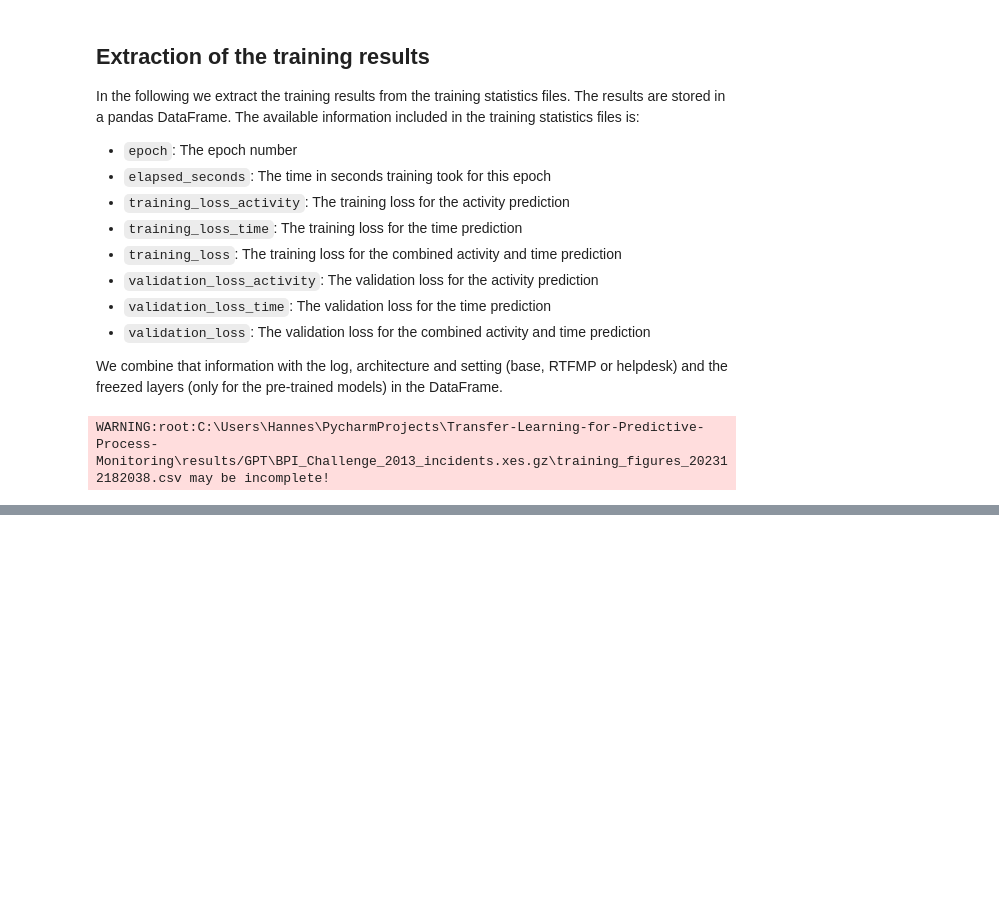
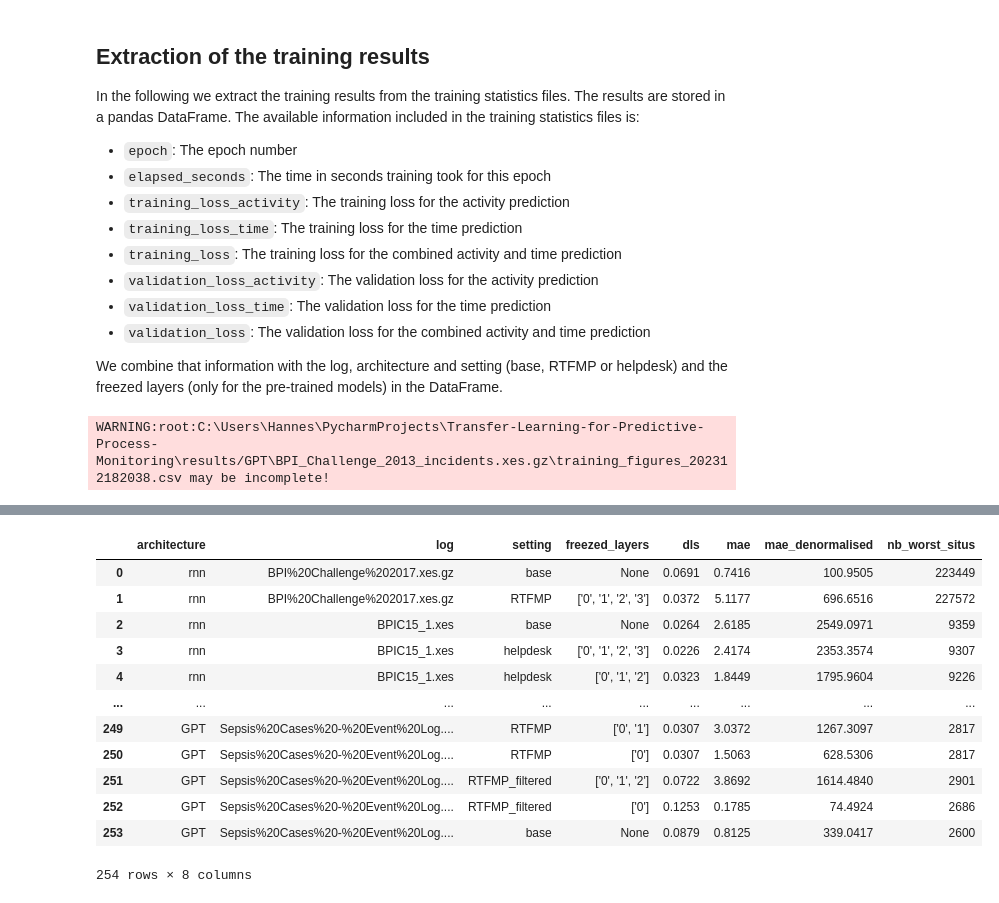
Before and after one commit to Hannoma/Transfer-Learning-for-Predictive-Process-Monitoring, a Jupyter notebook: collecting_results.ipynb, the cells around one changed output, grey strips where cells are left out. Drawn from its saved outputs; the diff is of its cells as text; code cells hidden in the pictures; blank space fills up the shorter version.

```diff
--- a/collecting_results.ipynb
+++ b/collecting_results.ipynb
@@ -191,0 +222,6 @@ grouped
+# %%
+# First, we collect all score files
+score_files = glob.glob(f'{RESULTS_DIR}/rnn/Predictions/*/suffix_evaluation_result_dls_mae_*.json')
+# The GPT models predictions output is stored differently
+score_files += glob.glob(f'{RESULTS_DIR}/GPT/Predictions/*/suffix_generation_result_*.json')
+len(score_files)
@@ -191,0 +230,19 @@ grouped
+# %%
+# Next, we define a function that extracts the architecture, log and setting from a score file path
+def get_architecture_log_setting(score_file):
+    path = os.path.normpath(score_file)
+    parts = path.split(os.sep)
+    architecture = parts[-4]
+    log = parts[-2]
+
+    regex = r"suffix_(evaluation|generation)_result_(dls_mae_)?(.*\.[a-zA-Z]+)_(.*\.[a-zA-Z]+)\[([\d\w])\]\.json"
+    matches = re.search(regex, parts[-1])
+    if matches is None:
+        raise ValueError(f'Could not parse {score_file}')
+    setting = matches.group(3)
+    layer_index = matches.group(5)
+
+    return architecture, log, setting, layer_index
+
+print(score_files[1])
+get_architecture_log_setting(score_files[1])
@@ -191,0 +305,17 @@ grouped
+# %%
+evaluation_results_df.to_csv('all_evaluation_results.csv', index=False)
+evaluation_results_df
+# %% [output]
+|  | architecture | log | setting | freezed_layers | dls | mae | mae_denormalised | nb_worst_situs |
+| 0 | rnn | BPI%20Challenge%202017.xes.gz | base | None | 0.0691 | 0.7416 | 100.9505 | 223449 |
+| 1 | rnn | BPI%20Challenge%202017.xes.gz | RTFMP | ['0', '1', '2', '3'] | 0.0372 | 5.1177 | 696.6516 | 227572 |
+| 2 | rnn | BPIC15_1.xes | base | None | 0.0264 | 2.6185 | 2549.0971 | 9359 |
+| 3 | rnn | BPIC15_1.xes | helpdesk | ['0', '1', '2', '3'] | 0.0226 | 2.4174 | 2353.3574 | 9307 |
+| 4 | rnn | BPIC15_1.xes | helpdesk | ['0', '1', '2'] | 0.0323 | 1.8449 | 1795.9604 | 9226 |
+| ... | ... | ... | ... | ... | ... | ... | ... | ... |
+| 249 | GPT | Sepsis%20Cases%20-%20Event%20Log.... | RTFMP | ['0', '1'] | 0.0307 | 3.0372 | 1267.3097 | 2817 |
+| 250 | GPT | Sepsis%20Cases%20-%20Event%20Log.... | RTFMP | ['0'] | 0.0307 | 1.5063 | 628.5306 | 2817 |
+| 251 | GPT | Sepsis%20Cases%20-%20Event%20Log.... | RTFMP_filtered | ['0', '1', '2'] | 0.0722 | 3.8692 | 1614.4840 | 2901 |
+| 252 | GPT | Sepsis%20Cases%20-%20Event%20Log.... | RTFMP_filtered | ['0'] | 0.1253 | 0.1785 | 74.4924 | 2686 |
+| 253 | GPT | Sepsis%20Cases%20-%20Event%20Log.... | base | None | 0.0879 | 0.8125 | 339.0417 | 2600 |
+254 rows × 8 columns
```
Also changed, not shown: parts of 14 cells of this notebook, 4 other files.
